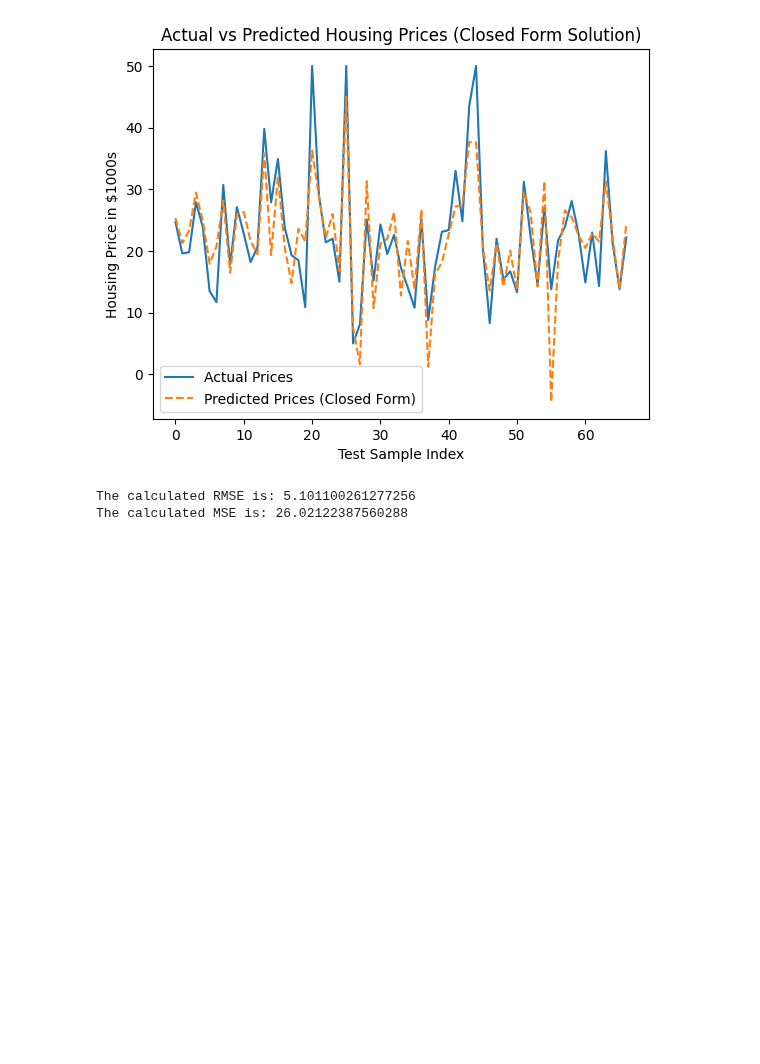
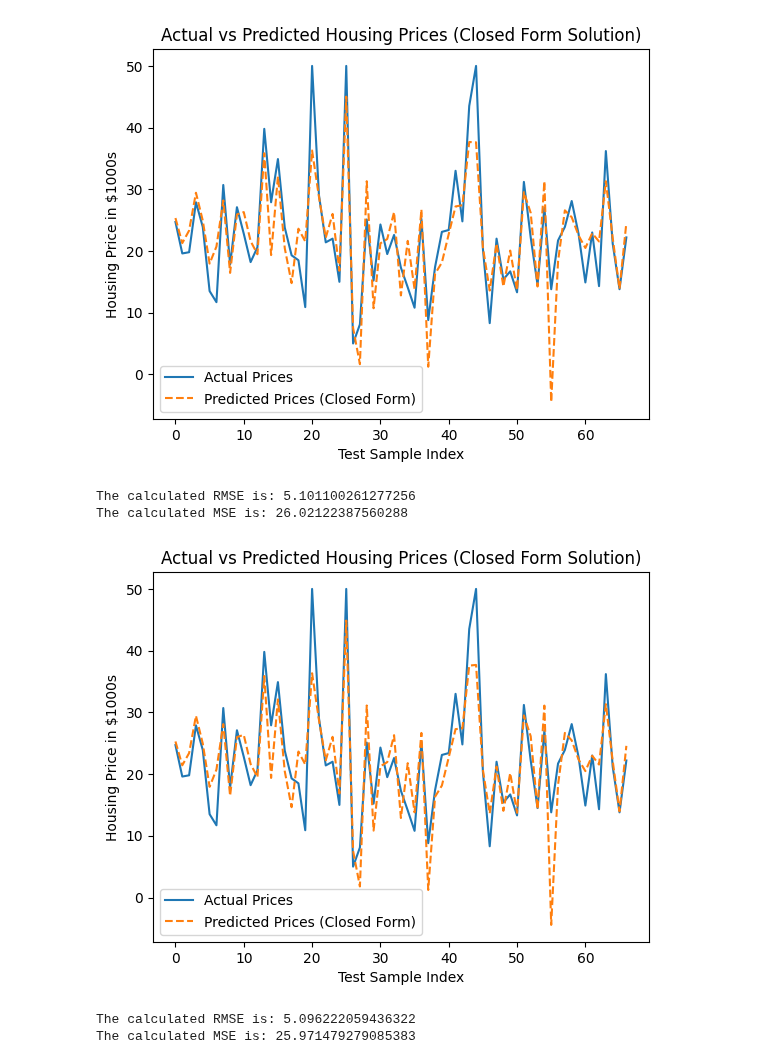
Before and after one commit to Faweenagua/ML-Regression-Projects, a Jupyter notebook: Housing Price Prediction/housingPricePrediction.ipynb, the cells around one changed output. Saved outputs shown, nothing was run; the diff lists cells and outputs as text; code cells hidden in the pictures; blank space fills up the shorter version.

Commit message:
added prediction using ridge regression

```diff
--- a/Housing Price Prediction/housingPricePrediction.ipynb
+++ b/Housing Price Prediction/housingPricePrediction.ipynb
@@ -157,3 +157,29 @@ print(f"The calculated MSE is: {mse}")
 # %% [output]
 The calculated RMSE is: 5.101100261277256
 The calculated MSE is: 26.02122387560288
+# %%
+## Implementing Linear Regression using Ridge Regression
+lambda_param = 0.9  # Regularization parameter
+I = np.eye(W.shape[1])
+Theta_star_ridge = np.linalg.inv(W.T @ W + lambda_param * I) @ W.T @ T
+# Theta_star_ridge.shape
+y_pred_ridge = x_test.to_numpy() @ Theta_star_ridge
+
+plt.plot(y_test.to_numpy(), label='Actual Prices')
+plt.plot(y_pred_ridge, label='Predicted Prices (Closed Form)', linestyle='--')
+plt.xlabel('Test Sample Index')
+plt.ylabel('Housing Price in $1000s')
+plt.title('Actual vs Predicted Housing Prices (Closed Form Solution)')
+plt.legend()
+plt.show()
+# %% [output]
+[figure, added]
+# %%
+rmse = root_mean_squared_error(y_test, y_pred_ridge)
+mse = mean_squared_error(y_test, y_pred_ridge)
+
+print(f"The calculated RMSE is: {rmse}")
+print(f"The calculated MSE is: {mse}")
+# %% [output]
+The calculated RMSE is: 5.096222059436322
+The calculated MSE is: 25.971479279085383
```
